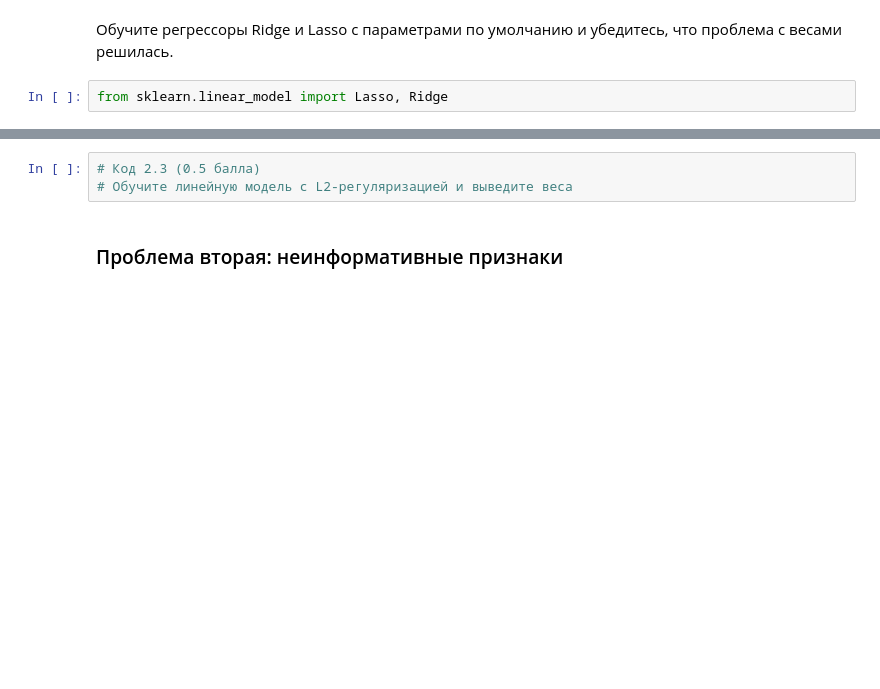
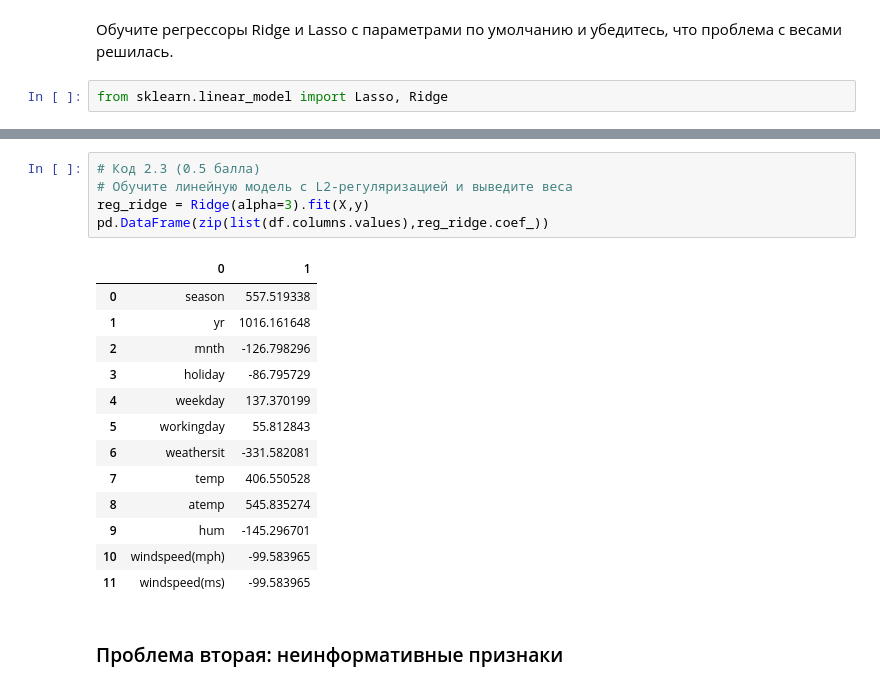
Before and after one commit to Stedar/datasciencecourse, a Jupyter notebook: OverfittingTask.ipynb, the cells around one changed output, grey strips where cells are left out. Cells and saved outputs as stored; diff of their text form; blank space fills up the shorter version.

```diff
--- a/OverfittingTask.ipynb
+++ b/OverfittingTask.ipynb
@@ -130,6 +217,22 @@ from sklearn.linear_model import Lasso, Ridge
 # %%
 # Код 2.3 (0.5 балла)
 # Обучите линейную модель с L2-регуляризацией и выведите веса
+reg_ridge = Ridge(alpha=3).fit(X,y)
+pd.DataFrame(zip(list(df.columns.values),reg_ridge.coef_))
+# %% [output]
+|  | 0 | 1 |
+| 0 | season | 557.519338 |
+| 1 | yr | 1016.161648 |
+| 2 | mnth | -126.798296 |
+| 3 | holiday | -86.795729 |
+| 4 | weekday | 137.370199 |
+| 5 | workingday | 55.812843 |
+| 6 | weathersit | -331.582081 |
+| 7 | temp | 406.550528 |
+| 8 | atemp | 545.835274 |
+| 9 | hum | -145.296701 |
+| 10 | windspeed(mph) | -99.583965 |
+| 11 | windspeed(ms) | -99.583965 |
 # %% [markdown]
 ### Проблема вторая: неинформативные признаки
 # %% [markdown]
```
Also changed, not shown: parts of 9 cells of this notebook.
